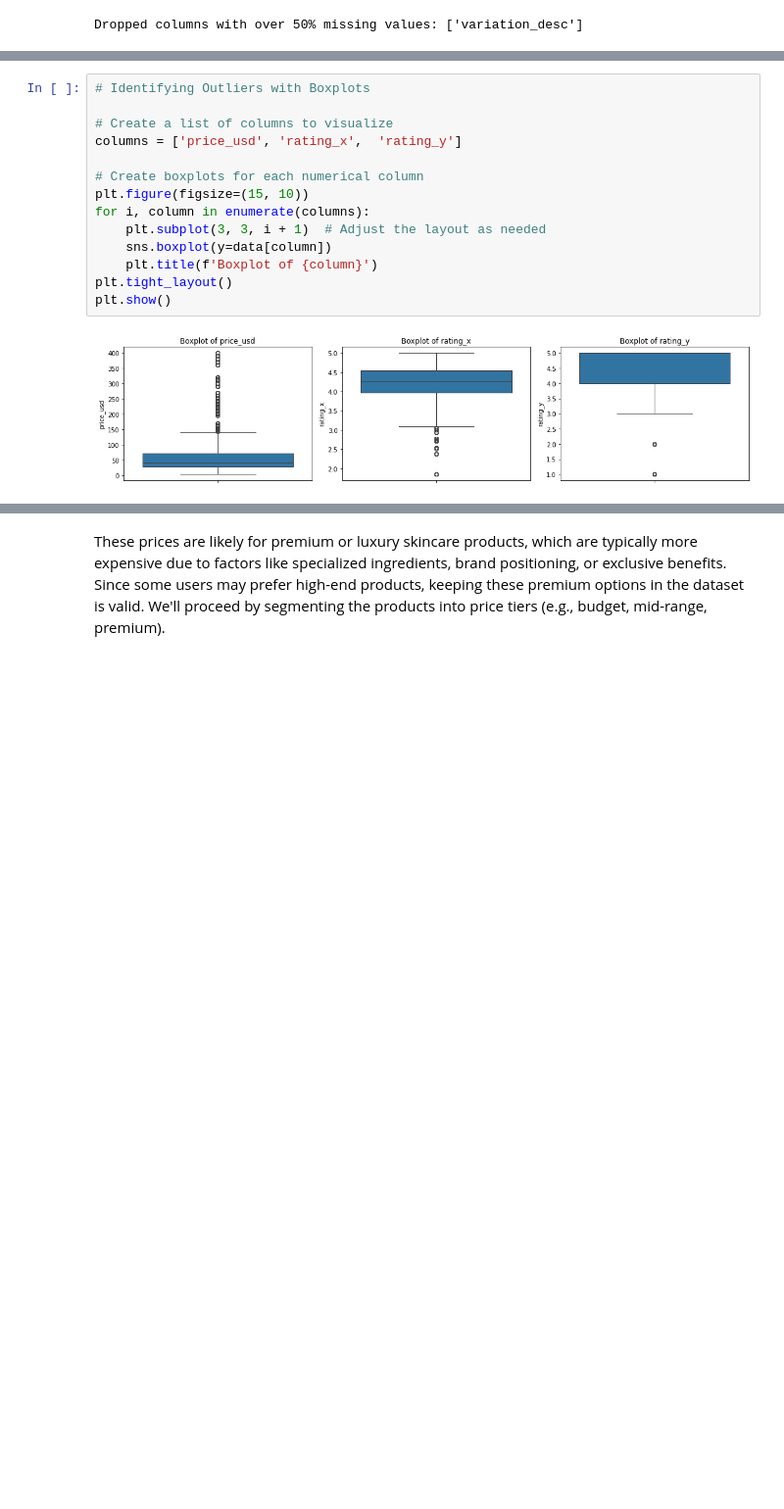
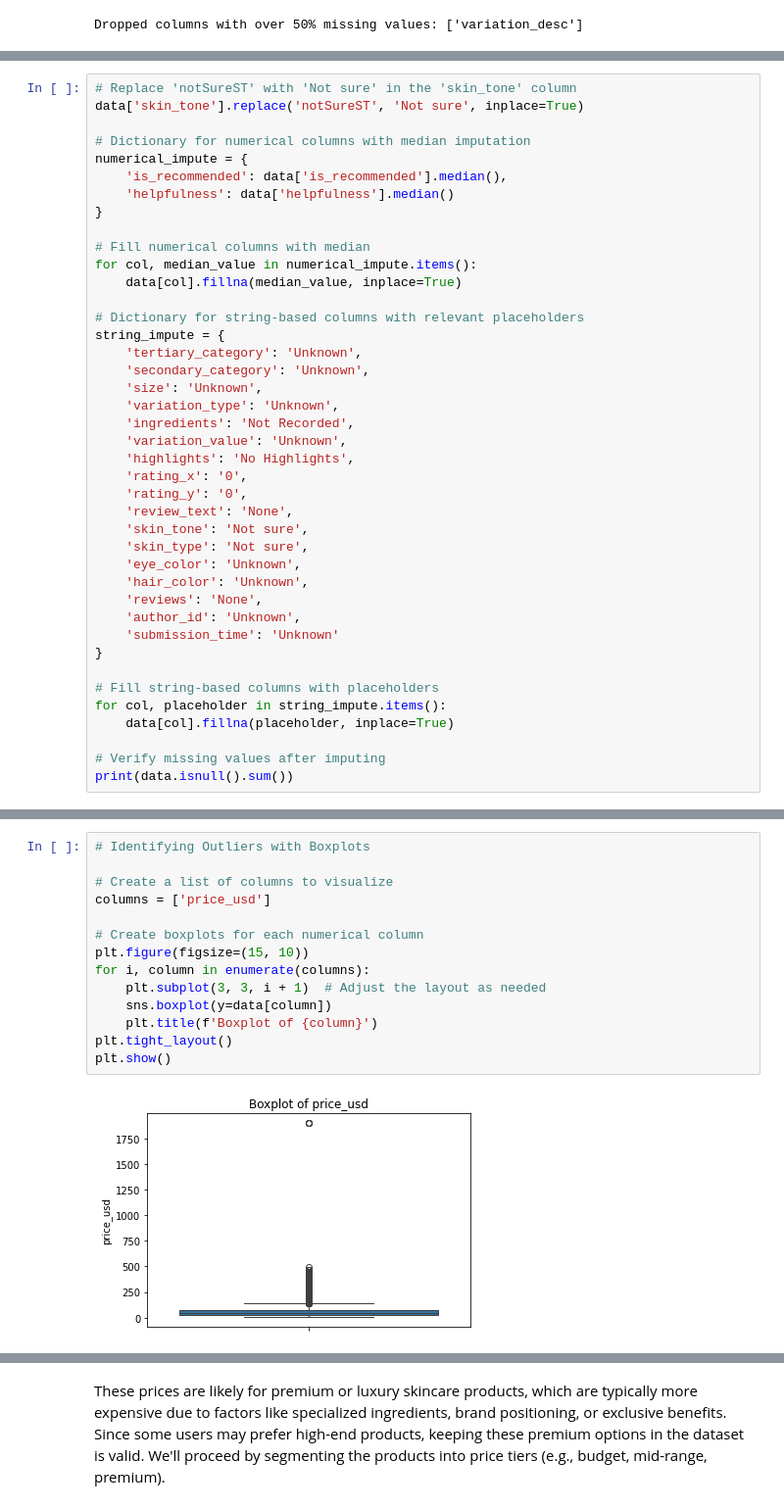
Before and after one commit to ECCHERUIYOT/AI-Powered-Recommendations-For-Melanin-Skin, a Jupyter notebook: index.ipynb, the cells around one changed output, grey strips where cells are left out. Shown at 98% size. Cells and saved outputs as stored; diff of their text form; blank space fills up the shorter version.

```diff
--- a/index.ipynb
+++ b/index.ipynb
@@ -226,0 +207,41 @@ memory usage: 3.7+ MB
+# %%
+# Replace 'notSureST' with 'Not sure' in the 'skin_tone' column
+data['skin_tone'].replace('notSureST', 'Not sure', inplace=True)
+
+# Dictionary for numerical columns with median imputation
+numerical_impute = {
+    'is_recommended': data['is_recommended'].median(),
+    'helpfulness': data['helpfulness'].median()
+}
+
+# Fill numerical columns with median
+for col, median_value in numerical_impute.items():
+    data[col].fillna(median_value, inplace=True)
+
+# Dictionary for string-based columns with relevant placeholders
+string_impute = {
+    'tertiary_category': 'Unknown',
+    'secondary_category': 'Unknown',
+    'size': 'Unknown',
+    'variation_type': 'Unknown',
+    'ingredients': 'Not Recorded',
+    'variation_value': 'Unknown',
+    'highlights': 'No Highlights',
+    'rating_x': '0',
+    'rating_y': '0',
+    'review_text': 'None',
+    'skin_tone': 'Not sure',
+    'skin_type': 'Not sure',
+    'eye_color': 'Unknown',
+    'hair_color': 'Unknown',
+    'reviews': 'None',
+    'author_id': 'Unknown',
+    'submission_time': 'Unknown'
+}
+
+# Fill string-based columns with placeholders
+for col, placeholder in string_impute.items():
+    data[col].fillna(placeholder, inplace=True)
+
+# Verify missing values after imputing
+print(data.isnull().sum())
@@ -244,17 +283,17 @@ data.describe()
 # %%
 # Identifying Outliers with Boxplots
 
 # Create a list of columns to visualize
-columns = ['price_usd', 'rating_x',  'rating_y']
+columns = ['price_usd']
 
 # Create boxplots for each numerical column
 plt.figure(figsize=(15, 10))
 for i, column in enumerate(columns):
     plt.subplot(3, 3, i + 1)  # Adjust the layout as needed
     sns.boxplot(y=data[column])
     plt.title(f'Boxplot of {column}')
 plt.tight_layout()
 plt.show()
 # %% [output]
-[figure, old version]
+[figure, new version]
 # %% [markdown]
```
Also changed, not shown: parts of 64 cells of this notebook, 9 other files.
